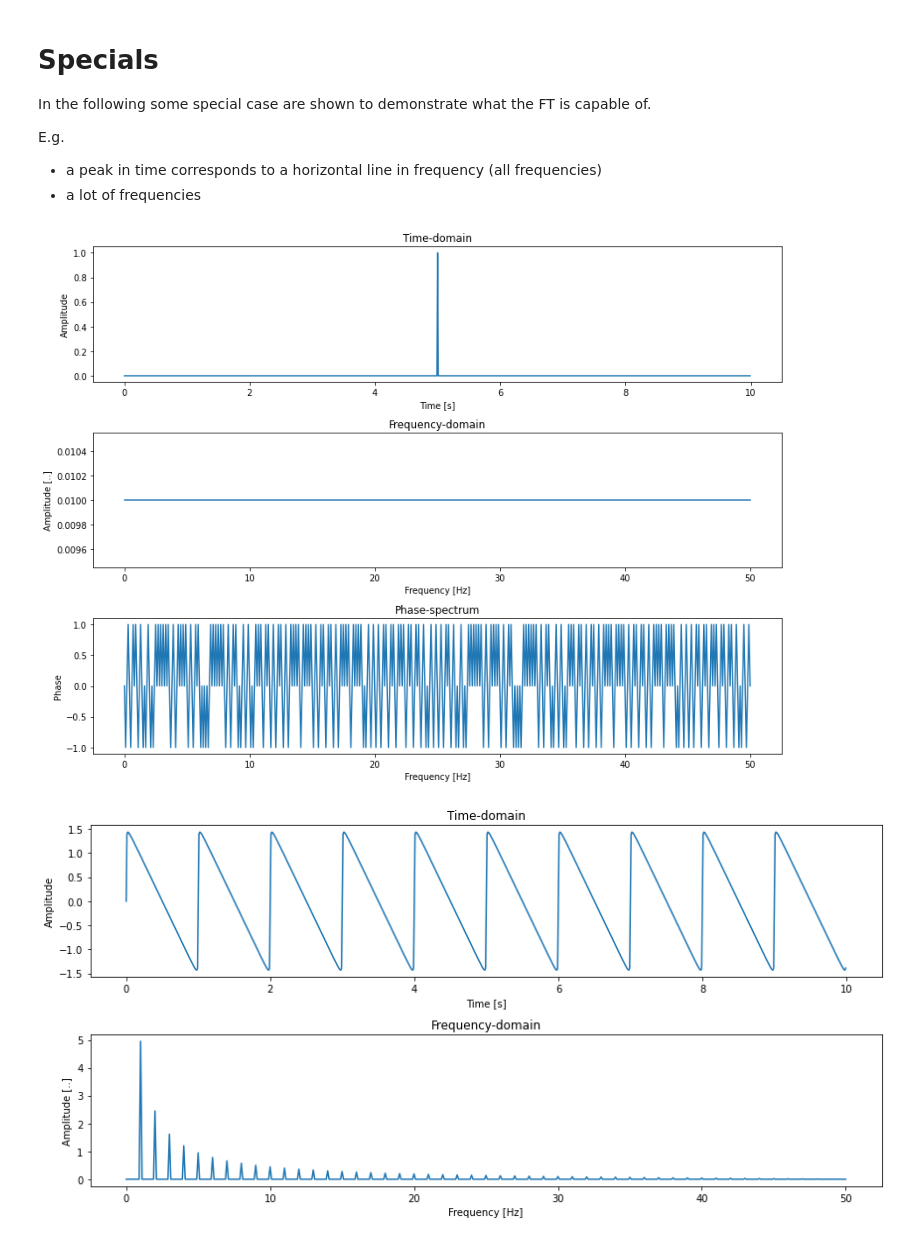
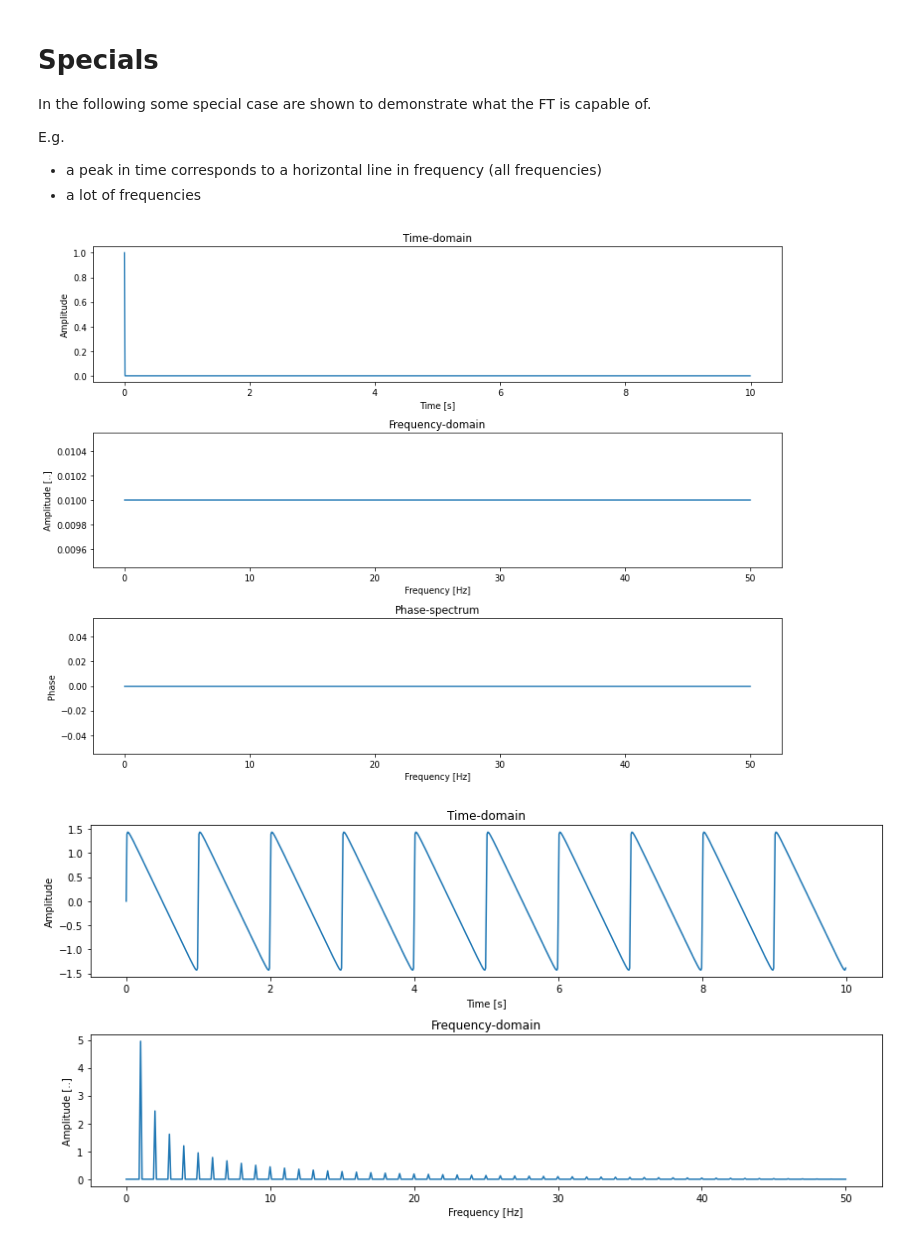
Before and after one commit to torstendahm/seismology_classroom, a Jupyter notebook: signal_processing/3.0_Fourier_Transform_Introduction.ipynb, the cells around one changed output. Drawn from its saved outputs; the diff is of its cells as text; code cells hidden in the pictures.

```diff
--- a/signal_processing/3.0_Fourier_Transform_Introduction.ipynb
+++ b/signal_processing/3.0_Fourier_Transform_Introduction.ipynb
@@ -216,7 +225,7 @@ ydata = num.zeros(numsamples)
 ## single peak
 # ydata[498] = 0.25
 # ydata[499] = 0.5
-ydata[500] = 1
+ydata[0] = 1
 # ydata[501] = 0.5
 # ydata[502] = 0.25
 
@@ -228,34 +237,34 @@ ft = num.fft.rfft(ydata)
 amps = abs(ft) * dt
 phase =  num.angle(ft) / num.pi
 freqs = num.fft.rfftfreq(numsamples, d=dt)
 
 plt.figure(figsize=(12, 9))
 ax = plt.subplot(3, 1, 1)
 ax.plot(x, ydata)
 ax.set_xlabel('Time [s]')
 ax.set_ylabel('Amplitude')
 ax.set_title('Time-domain')
 
 ax = plt.subplot(3, 1, 2)
 ax.plot(freqs, amps)
 #ax.semilogx(freqs, amps)
 #ax.loglog(freqs, amps)
 ax.set_xlabel('Frequency [Hz]')
 ax.set_ylabel('Amplitude [..]')
 ax.set_title('Frequency-domain')
 plt.tight_layout()
 
 
 ax = plt.subplot(3, 1, 3)
 ax.plot(freqs, phase)
 ax.set_xlabel('Frequency [Hz]')
 ax.set_ylabel('Phase')
 ax.set_title('Phase-spectrum')
 plt.tight_layout()
 
 plt.show()
 # %% [output]
-[figure, old version]
+[figure, new version]
 # %%
 df = 100  # Sampling frequency [Hz]
 timelen = 10  # Data length [s]
```
Also changed, not shown: parts of 2 cells of this notebook, 6 other files.
